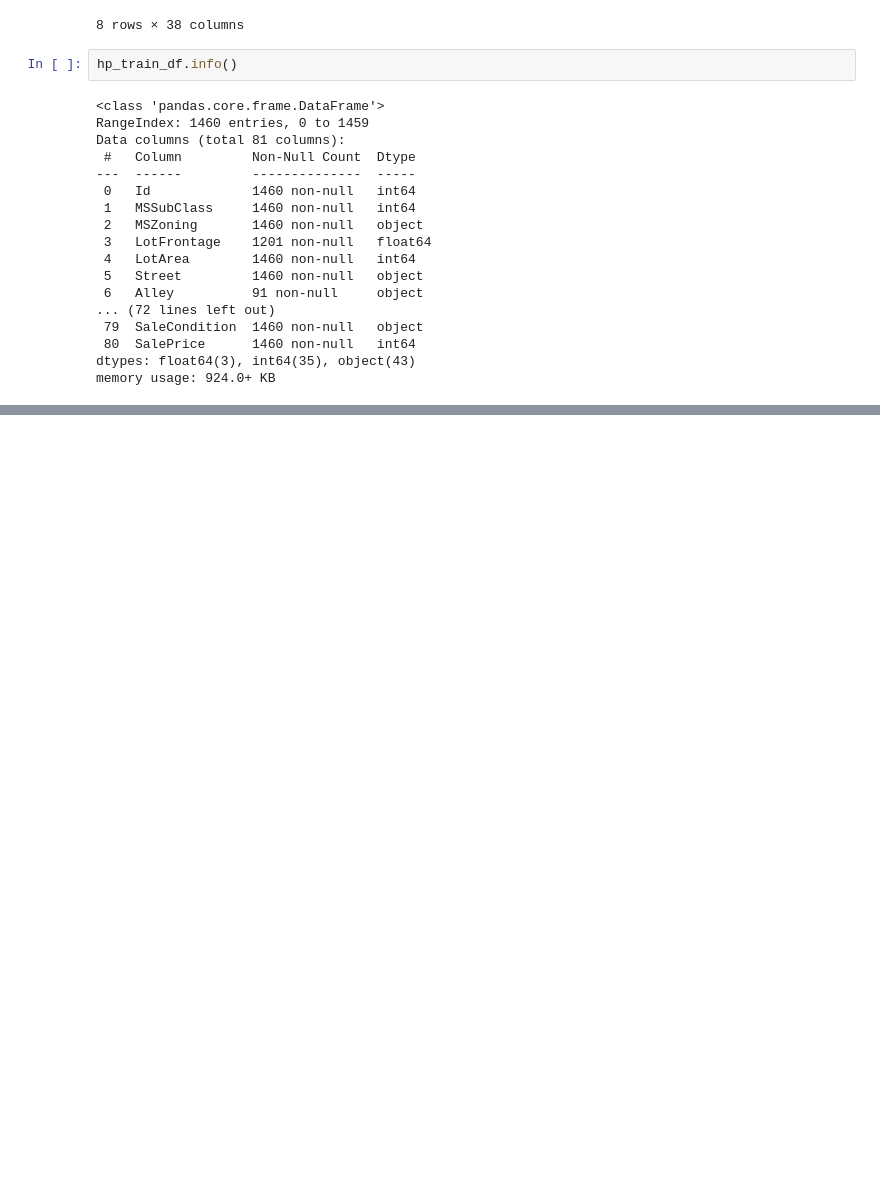
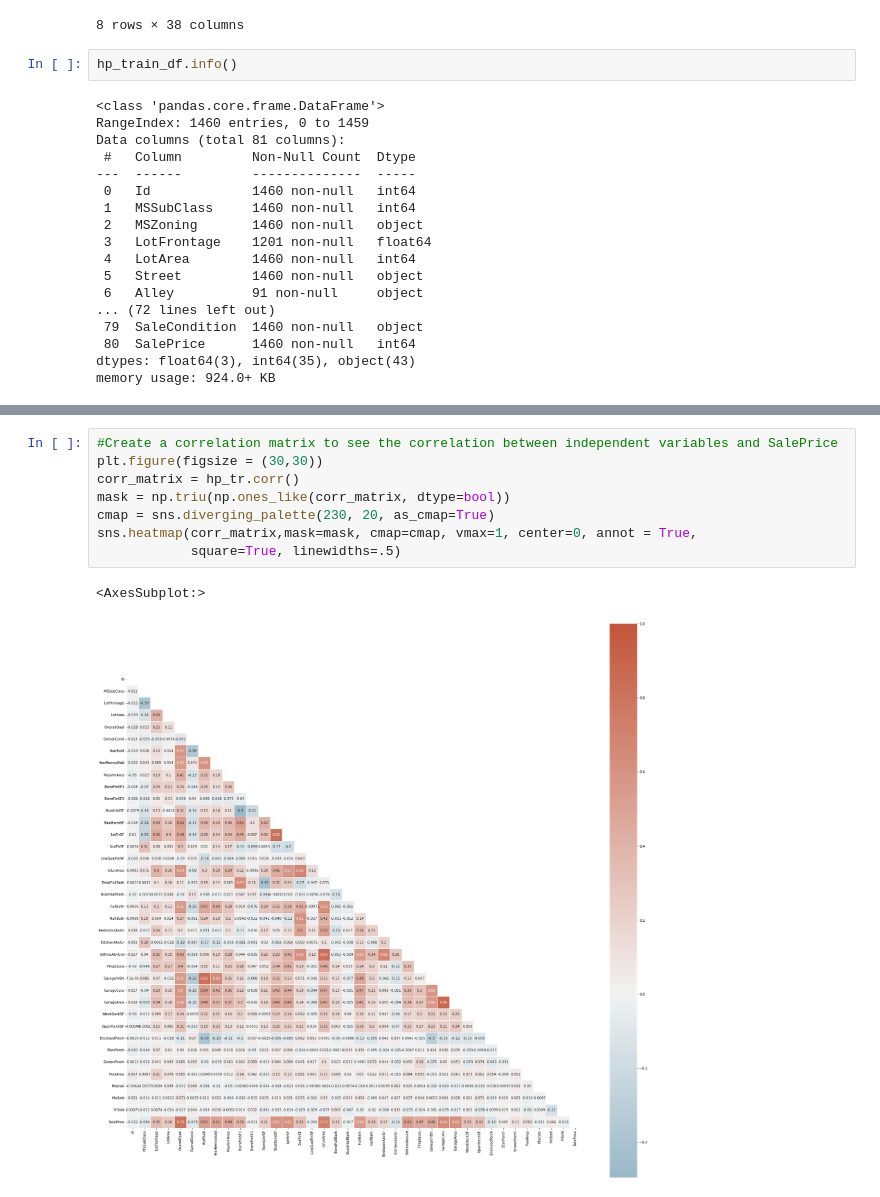
Before and after one commit to gopala-goyal/housing-prices-predictive-modelling, a Jupyter notebook: Housing_Prices_Prediction.ipynb, the cells around one changed output, grey strips where cells are left out. Saved outputs shown, nothing was run; the diff lists cells and outputs as text; blank space fills up the shorter version.

```diff
--- a/Housing_Prices_Prediction.ipynb
+++ b/Housing_Prices_Prediction.ipynb
@@ -68,0 +83,11 @@ array(['RL', 'RM', 'C (all)', 'FV', 'RH'], dtype=object)
+# %%
+#Create a correlation matrix to see the correlation between independent variables and SalePrice
+plt.figure(figsize = (30,30))
+corr_matrix = hp_tr.corr()
+mask = np.triu(np.ones_like(corr_matrix, dtype=bool))
+cmap = sns.diverging_palette(230, 20, as_cmap=True)
+sns.heatmap(corr_matrix,mask=mask, cmap=cmap, vmax=1, center=0, annot = True,
+            square=True, linewidths=.5)
+# %% [output]
+<AxesSubplot:>
+[figure, added]
```
Also changed, not shown: parts of 11 cells of this notebook.
